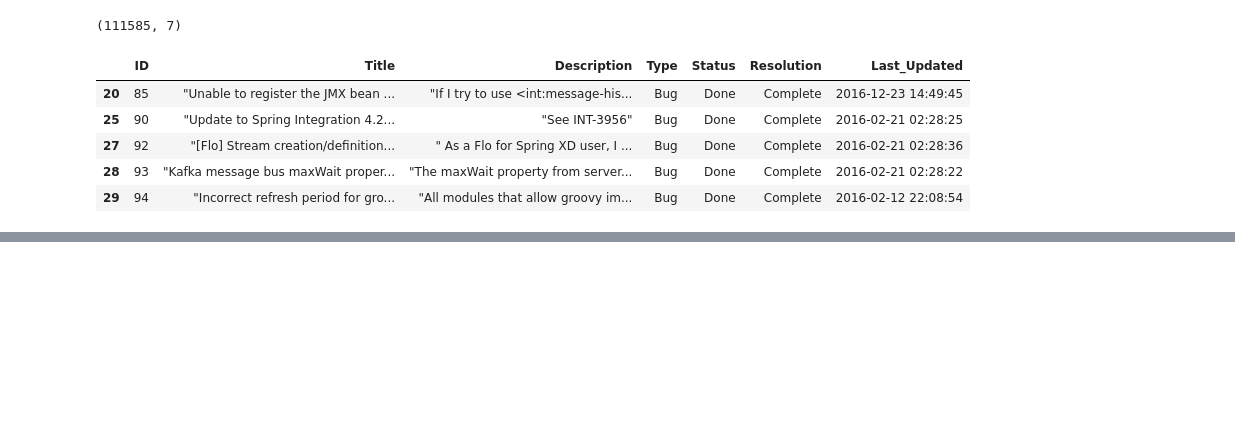
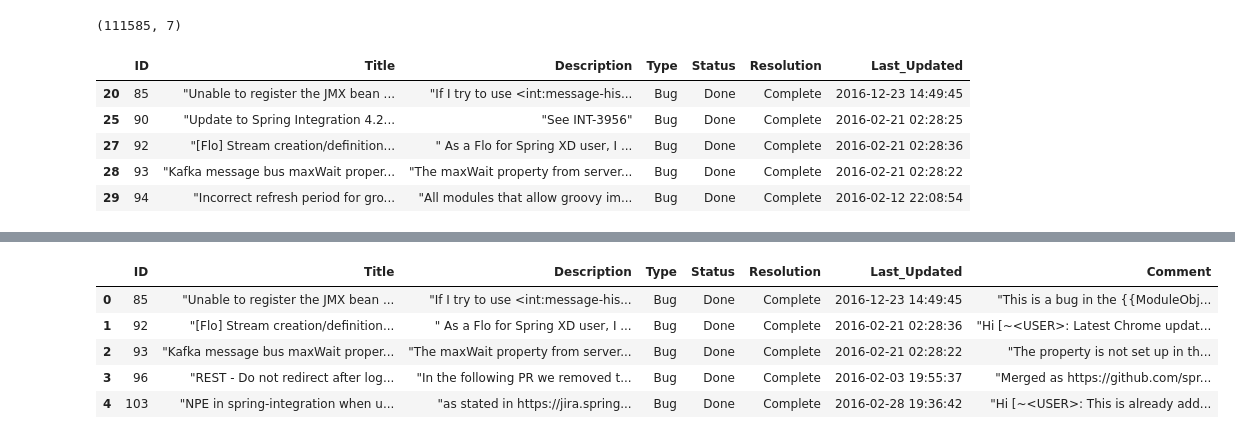
Before and after one commit to gunter69/Projet_IA_Dauphine, a Jupyter notebook: rag_jira/xp/analyse.ipynb, the cells around one changed output, grey strips where cells are left out. Saved outputs shown, nothing was run; the diff lists cells and outputs as text; code cells hidden in the pictures; blank space fills up the shorter version.

```diff
--- a/rag_jira/xp/analyse.ipynb
+++ b/rag_jira/xp/analyse.ipynb
@@ -278,3 +262,12 @@ issue_comment_merge.head()
 | 2 | 93 | "Kafka message bus maxWait proper... | "The maxWait property from server... | Bug | Done | Complete | 2016-02-21 02:28:22 | The property is not set up in the... |
 | 3 | 96 | "REST - Do not redirect after log... | "In the following PR we removed t... | Bug | Done | Complete | 2016-02-03 19:55:37 | Merged as https://github.com/spri... |
 | 4 | 103 | "NPE in spring-integration when u... | "as stated in https://jira.spring... | Bug | Done | Complete | 2016-02-28 19:36:42 | Hi [~<USER>: This is already addr... |
+# %%
+issue_comment_merge["Title"] = issue_comment_merge["Title"].astype('string')
+issue_comment_merge["Description"] = issue_comment_merge["Description"].astype('string')
+issue_comment_merge["Type"] = issue_comment_merge["Type"].astype('string')
+issue_comment_merge["Status"] = issue_comment_merge["Status"].astype('string')
+issue_comment_merge["Resolution"] = issue_comment_merge["Resolution"].astype('string')
+issue_comment_merge["Comment"] = issue_comment_merge["Comment"].astype('string')
+issue_comment_merge['Comment'] = issue_comment_merge['Comment'].apply(lambda x: f'"{x}"')
+issue_comment_merge.dtypes
@@ -281 +284,10 @@ issue_comment_merge.head()
+# %%
+issue_comment_merge.head()
+# %% [output]
+|  | ID | Title | Description | Type | Status | Resolution | Last_Updated | Comment |
+| 0 | 85 | "Unable to register the JMX bean ... | "If I try to use <int:message-his... | Bug | Done | Complete | 2016-12-23 14:49:45 | "This is a bug in the {{ModuleObj... |
+| 1 | 92 | "[Flo] Stream creation/definition... | " As a Flo for Spring XD user, I ... | Bug | Done | Complete | 2016-02-21 02:28:36 | "Hi [~<USER>: Latest Chrome updat... |
+| 2 | 93 | "Kafka message bus maxWait proper... | "The maxWait property from server... | Bug | Done | Complete | 2016-02-21 02:28:22 | "The property is not set up in th... |
+| 3 | 96 | "REST - Do not redirect after log... | "In the following PR we removed t... | Bug | Done | Complete | 2016-02-03 19:55:37 | "Merged as https://github.com/spr... |
+| 4 | 103 | "NPE in spring-integration when u... | "as stated in https://jira.spring... | Bug | Done | Complete | 2016-02-28 19:36:42 | "Hi [~<USER>: This is already add... |
 # %%
```
Also changed, not shown: parts of 4 cells of this notebook, 8 other files.
